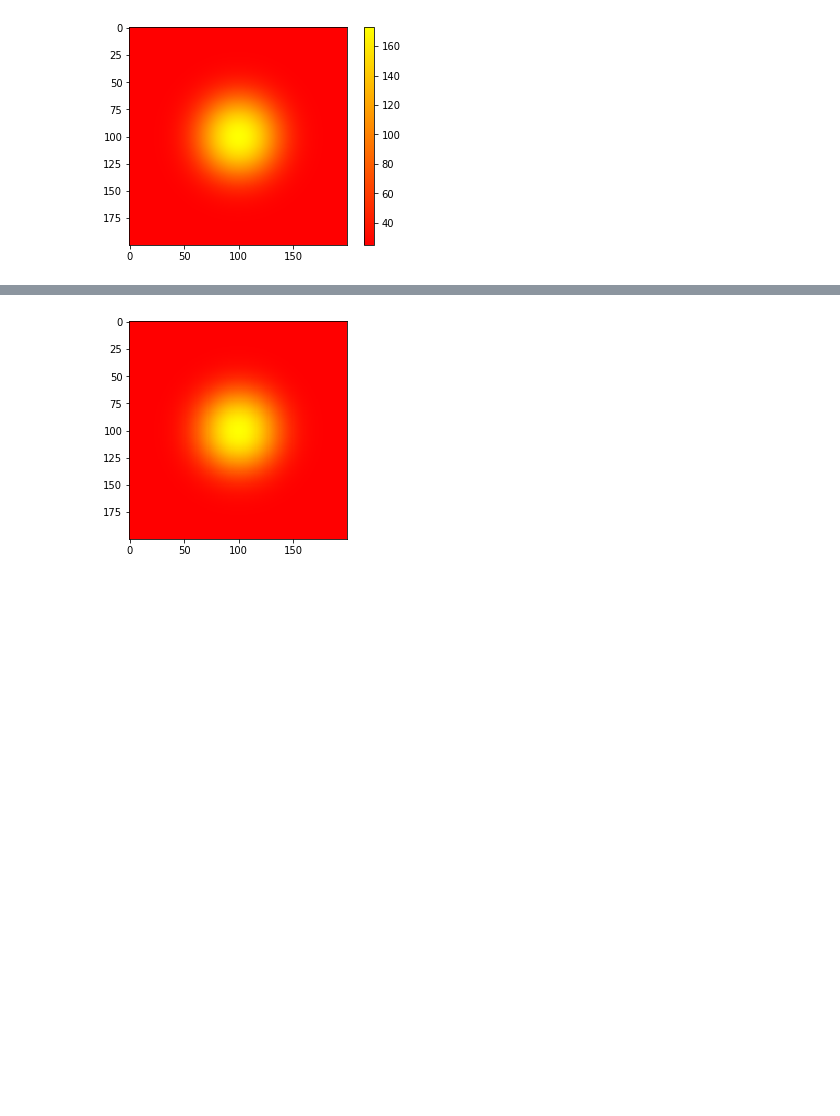
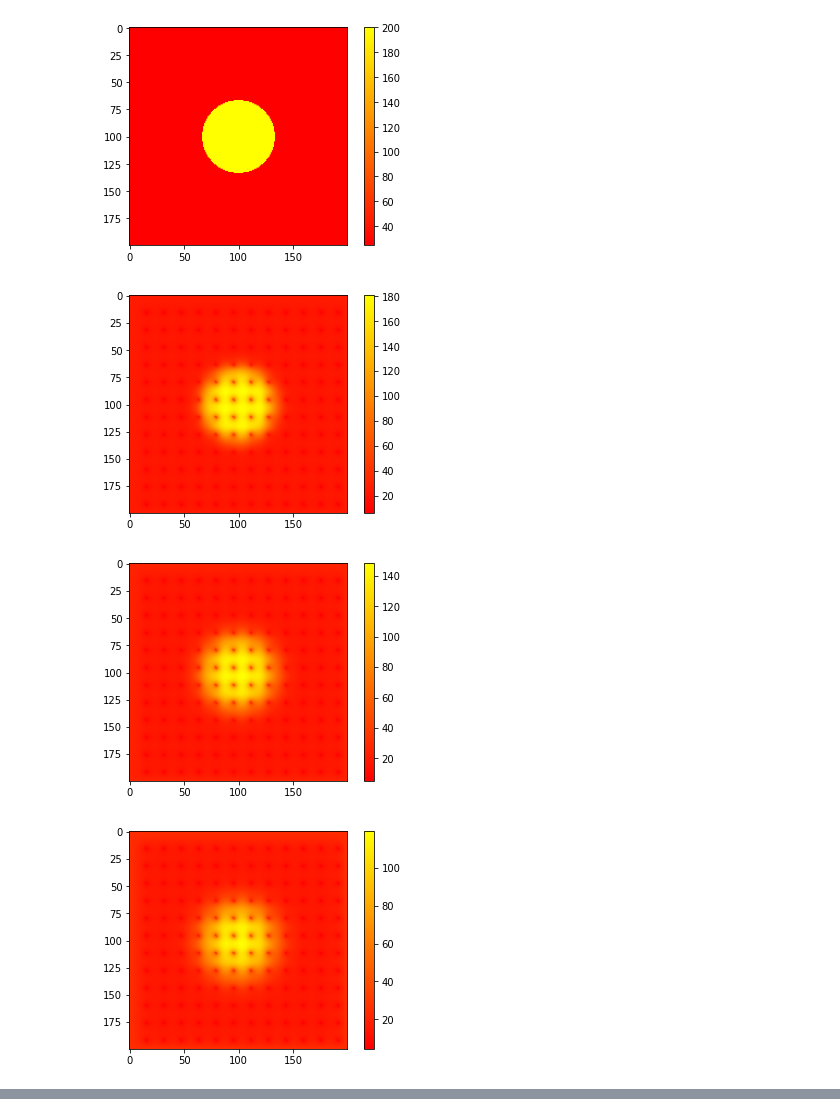
Before and after one commit to fsalas21/proyecto, a Jupyter notebook: plot.ipynb, the cells around one changed output, grey strips where cells are left out. Cells and saved outputs as stored; diff of their text form; code cells hidden in the pictures; blank space fills up the shorter version.

Commit message:
Se muestran gráficos de todos los archivos

```diff
--- a/plot.ipynb
+++ b/plot.ipynb
@@ -5,9 +6,0 @@ import seaborn as sns
-# %%
-data = np.loadtxt("archivos/transmition_GPU_006.txt", dtype=float)
-
-def heatmap2d(arr: np.ndarray):
-    plt.imshow(arr, cmap='autumn')
-    plt.colorbar()
-    plt.show()
-
-heatmap2d(data)
@@ -15,0 +7,17 @@ heatmap2d(data)
+# %%
+onlyfiles = [f for f in listdir("archivos") if isfile(join("archivos", f))]
+
+cpu_file = [cpu for cpu in onlyfiles if "CPU" in cpu]
+gpu_file = [gpu for gpu in onlyfiles if "GPU" in gpu]
+
+def heatmap2d(arr: np.ndarray):
+    plt.imshow(arr, cmap='autumn')
+    plt.colorbar()
+    plt.show()
+# %%
+for cpu_data in cpu_file:
+    filename = "archivos/" + cpu_data
+    data = np.loadtxt(filename, dtype=float)
+    heatmap2d(data)
+
+# data = np.loadtxt("archivos/transmition_GPU_006.txt", dtype=float)
@@ -16,6 +36,12 @@ heatmap2d(data)
 # %%
-data2 = np.loadtxt("archivos/transmition_CPU_006.txt", dtype=float)
+# data2 = np.loadtxt("archivos/transmition_CPU_006.txt", dtype=float)
 
-heatmap2d(data2)
+for gpu_data in gpu_file:
+    filename = "archivos/" + gpu_data
+    data = np.loadtxt(filename, dtype=float)
+    heatmap2d(data)
 # %% [output]
-[figure, old version]
+[figure, new version]
+[figure, added]
+[figure, added]
+[figure, added]
@@ -22,5 +54,0 @@ heatmap2d(data2)
-# %%
-plt.imshow(data2, cmap="autumn", interpolation= 'nearest')
-plt.show()
-# %% [output]
-[figure, removed]
```
Also changed, not shown: parts of 4 cells of this notebook, 1 other file.
